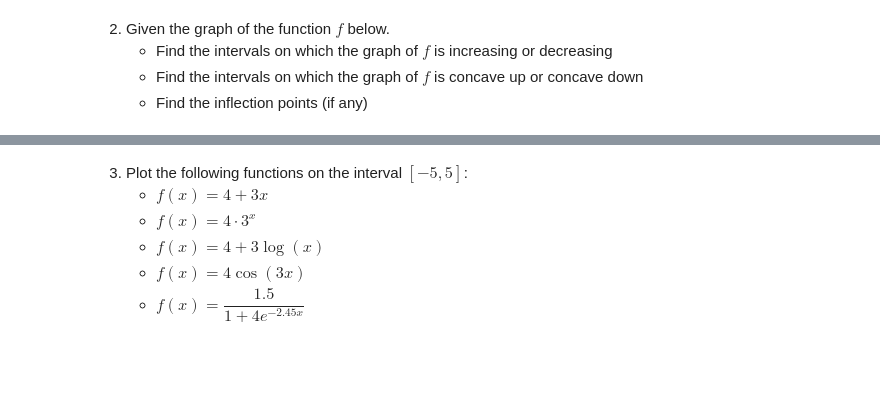
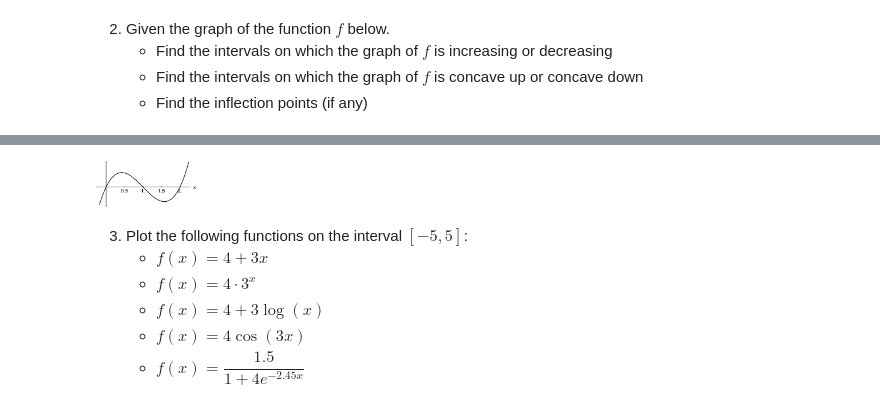
Before and after one commit to timothyprojectGiG/JB_Math_Textbook, a Jupyter notebook: _sources/Undergrad/Calculus/Functions.ipynb, the cells around one changed output, grey strips where cells are left out. Drawn from its saved outputs; the diff is of its cells as text; code cells hidden in the pictures; blank space fills up the shorter version.

```diff
--- a/_sources/Undergrad/Calculus/Functions.ipynb
+++ b/_sources/Undergrad/Calculus/Functions.ipynb
@@ -543,3 +539,8 @@ Inverse of f(x) at x = 5 is approximately: 1.0
+# %%
+from IPython.display import Image
+Image(filename='Sec2Function2.png',width=100)
+# %% [output]
+[figure, added]
 # %% [markdown]
 3. Plot the following functions on the interval $[-5,5]$:
      - $f(x)=4+3x$
```
Also changed, not shown: parts of 3 cells of this notebook, 11 other files.
